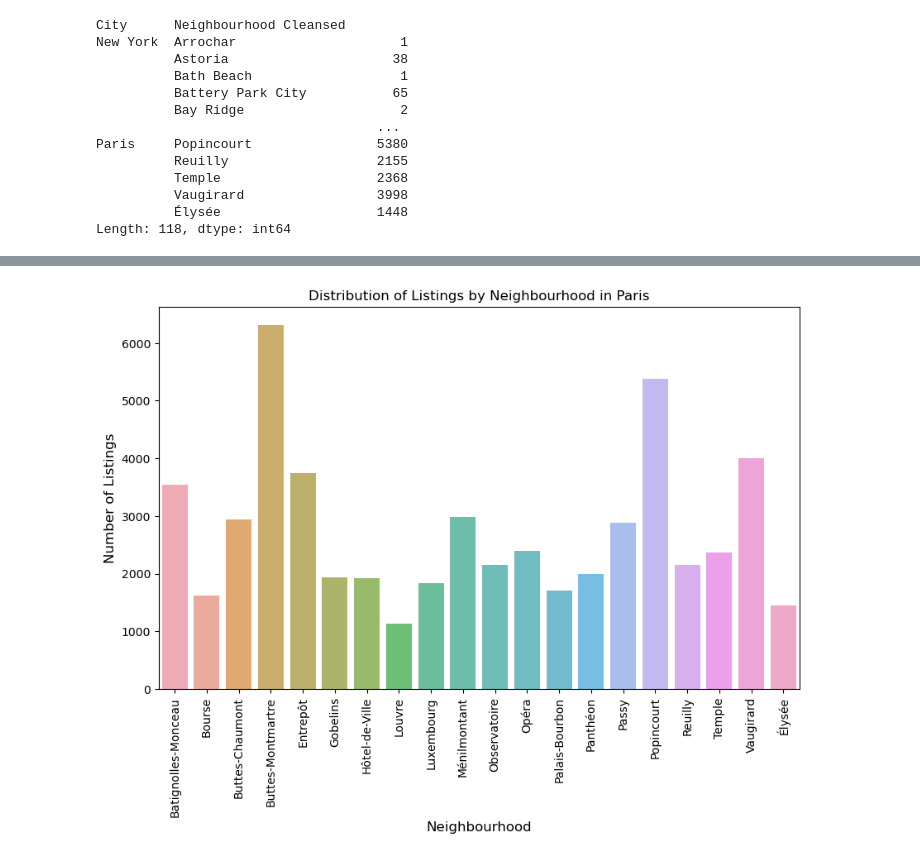
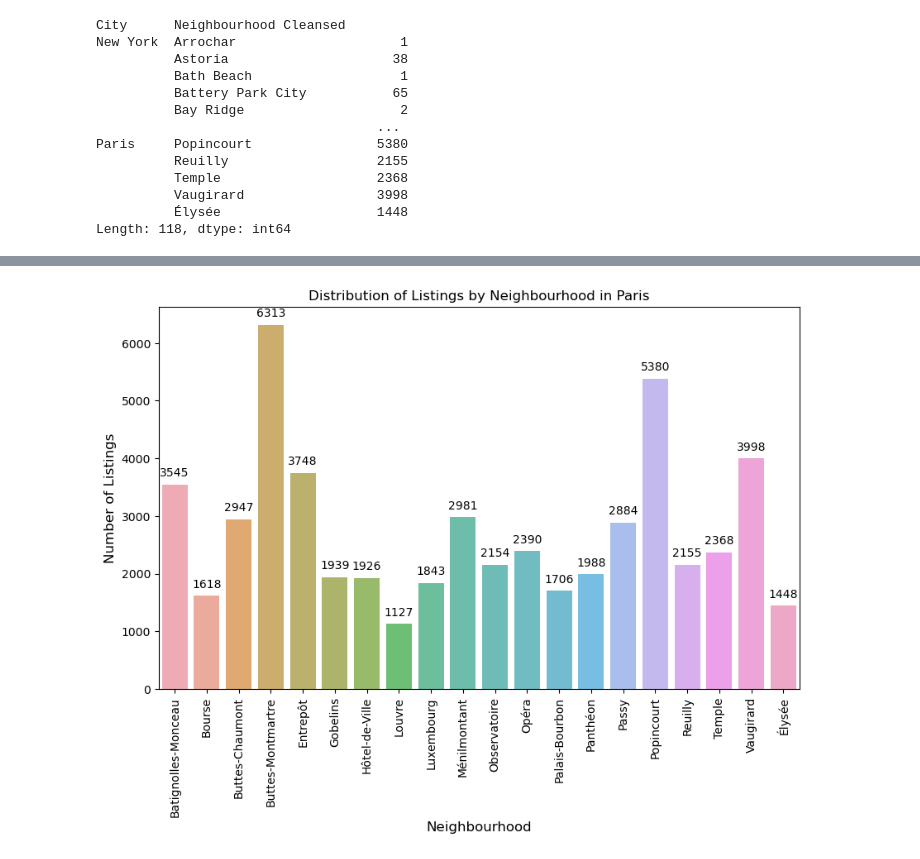
Before and after one commit to Simro25011/Paris_-_NY_Airbnbs---Prices-Prediction---XGBoost, a Jupyter notebook: Paris & New York City Airbnb - Prices Prediction.ipynb, the cells around one changed output, grey strips where cells are left out. Saved outputs shown, nothing was run; the diff lists cells and outputs as text; code cells hidden in the pictures.

```diff
--- a/Paris & New York City Airbnb - Prices Prediction.ipynb
+++ b/Paris & New York City Airbnb - Prices Prediction.ipynb
@@ -1484,0 +1482,23 @@ plt.show()
+# %%
+# let's find the top 10 neighborhoods with the most listings
+ny_neighbourhood_counts_top10 = ny_neighbourhood_counts.sort_values(ascending=False).head(10)
+# Now plot the distribution
+plt.figure(figsize=(10,6))
+sns.barplot(x=ny_neighbourhood_counts_top10.index, y=ny_neighbourhood_counts_top10.values, alpha=0.8)
+plt.title('Top 10 Neighbourhoods in New York by Number of Listings')
+plt.ylabel('Number of Listings', fontsize=12)
+plt.xlabel('Neighbourhood', fontsize=12)
+plt.xticks(rotation=90)
+ax = plt.gca()
+# Adding labels to each bar
+for p in ax.patches:
+    ax.annotate(format(p.get_height(), '.0f'),
+                   (p.get_x() + p.get_width() / 2., p.get_height()),
+                   ha = 'center',
+                   va = 'center',
+                   xytext = (0, 10),
+                   textcoords = 'offset points')
+# Save the plot
+plt.savefig('top10_neighbourhoods_NY.png')
+
+plt.show()
@@ -1485,16 +1507,25 @@ plt.show()
 # %%
 # let's assume you want to visualize for the city "Paris"
 neighbourhood_counts_paris = city_neighbourhood_counts['Paris']
 
 plt.figure(figsize=(10,6))
 sns.barplot(x=neighbourhood_counts_paris.index, y=neighbourhood_counts_paris.values, alpha=0.8)
 plt.title('Distribution of Listings by Neighbourhood in Paris')
 plt.ylabel('Number of Listings', fontsize=12)
 plt.xlabel('Neighbourhood', fontsize=12)
 plt.xticks(rotation=90)
+ax = plt.gca()
+# Adding labels to each bar
+for p in ax.patches:
+    ax.annotate(format(p.get_height(), '.0f'),
+                   (p.get_x() + p.get_width() / 2., p.get_height()),
+                   ha = 'center',
+                   va = 'center',
+                   xytext = (0, 10),
+                   textcoords = 'offset points')
 plt.show()
 # %% [output]
-[figure, old version]
+[figure, new version]
 # %%
 # let's find the top 10 neighborhoods with the most listings
 neighbourhood_counts_paris_top10 = neighbourhood_counts_paris.sort_values(ascending=False).head(10)
```
Also changed, not shown: parts of 69 cells of this notebook, 8 other files.
